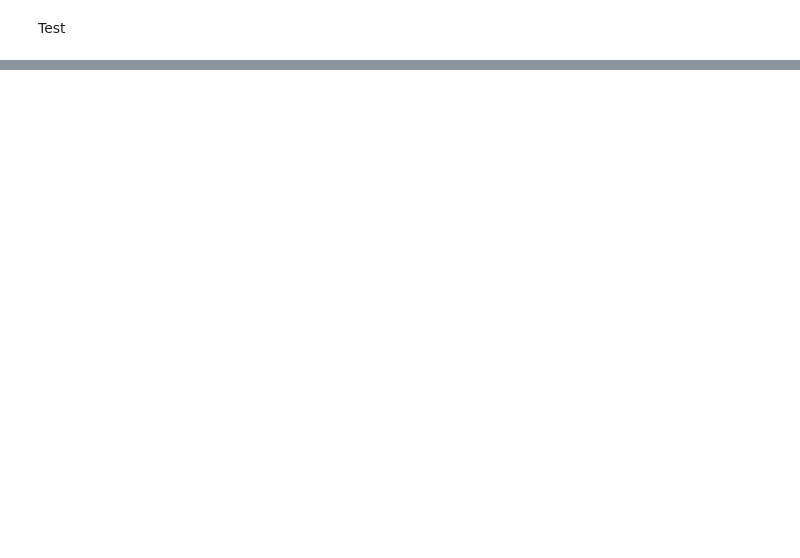
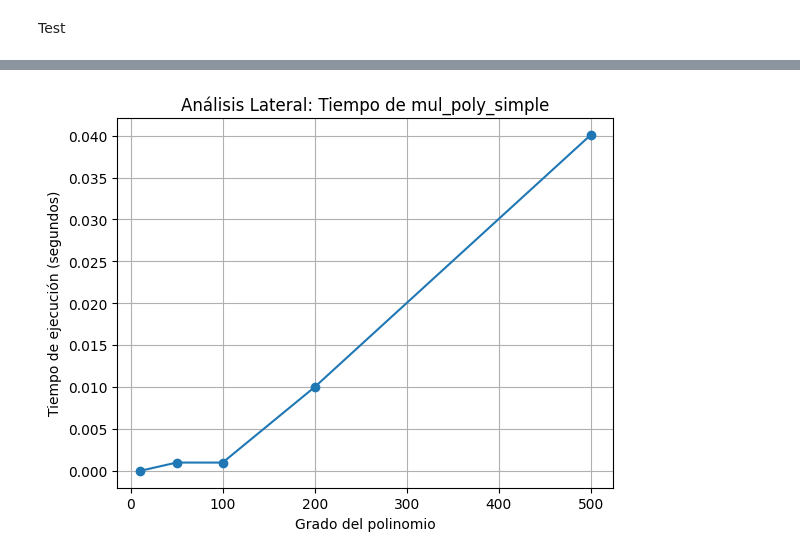
Before and after one commit to macaluzate/cripto-proyecto, a Jupyter notebook: kyber2.ipynb, the cells around one changed output, grey strips where cells are left out. Cells and saved outputs as stored; diff of their text form; code cells hidden in the pictures; blank space fills up the shorter version.

```diff
--- a/kyber2.ipynb
+++ b/kyber2.ipynb
@@ -691,0 +1358,28 @@ Mensaje descifrado: [0, 0, 0, 0]
+# %%
+def measure_mul_poly_time(degree_f, q=3329):
+    """Mide el tiempo de ejecución de mul_poly_simple para un grado dado."""
+    a = [random.randint(0, q-1) for _ in range(degree_f)]
+    b = [random.randint(0, q-1) for _ in range(degree_f)]
+    f = [1] + [0] * (degree_f-1) + [1]  # Polinomio f = X^degree_f + 1
+
+    start_time = time.time()
+    mul_poly_simple(a, b, f, q)
+    end_time = time.time()
+    return end_time - start_time
+
+# Medir tiempos para diferentes grados
+degrees = [10, 50, 100, 200, 500]
+times = []
+
+for degree in degrees:
+    times.append(measure_mul_poly_time(degree))
+
+# Graficar
+plt.plot(degrees, times, marker='o')
+plt.xlabel("Grado del polinomio")
+plt.ylabel("Tiempo de ejecución (segundos)")
+plt.title("Análisis Lateral: Tiempo de mul_poly_simple")
+plt.grid()
+plt.show()
+# %% [output]
+[figure, added]
```
Also changed, not shown: parts of 23 cells of this notebook, 1 other file.
